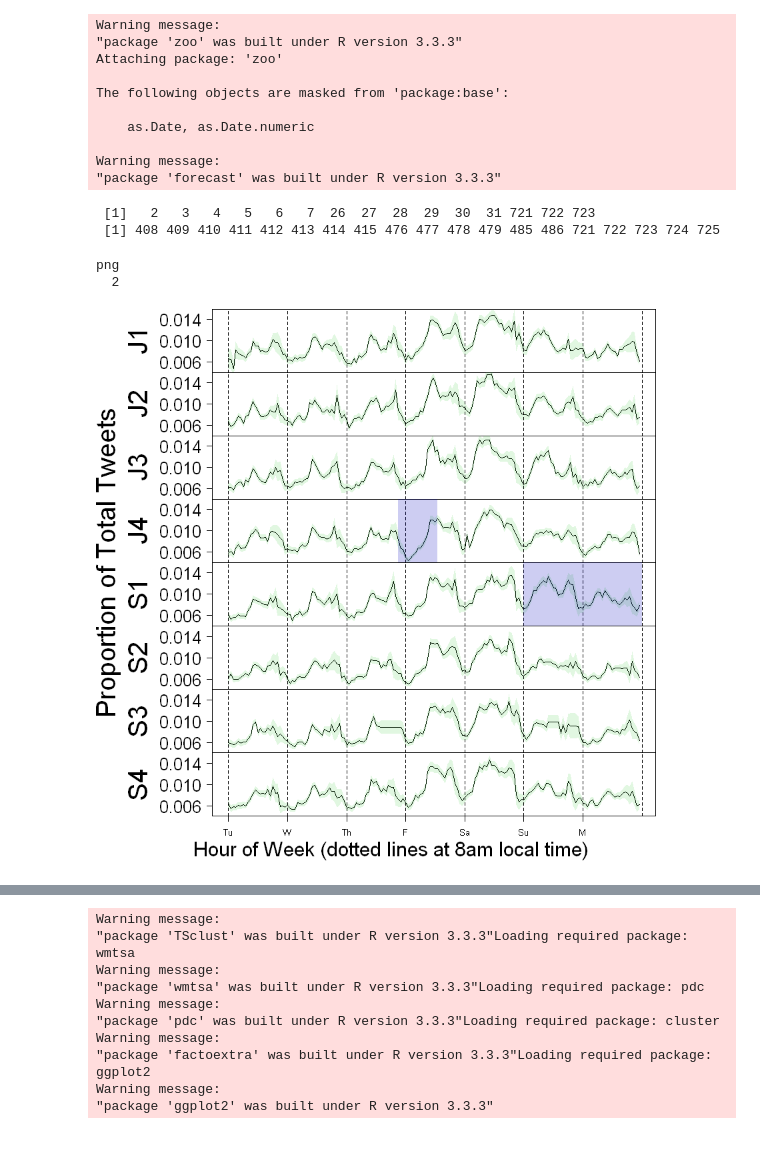
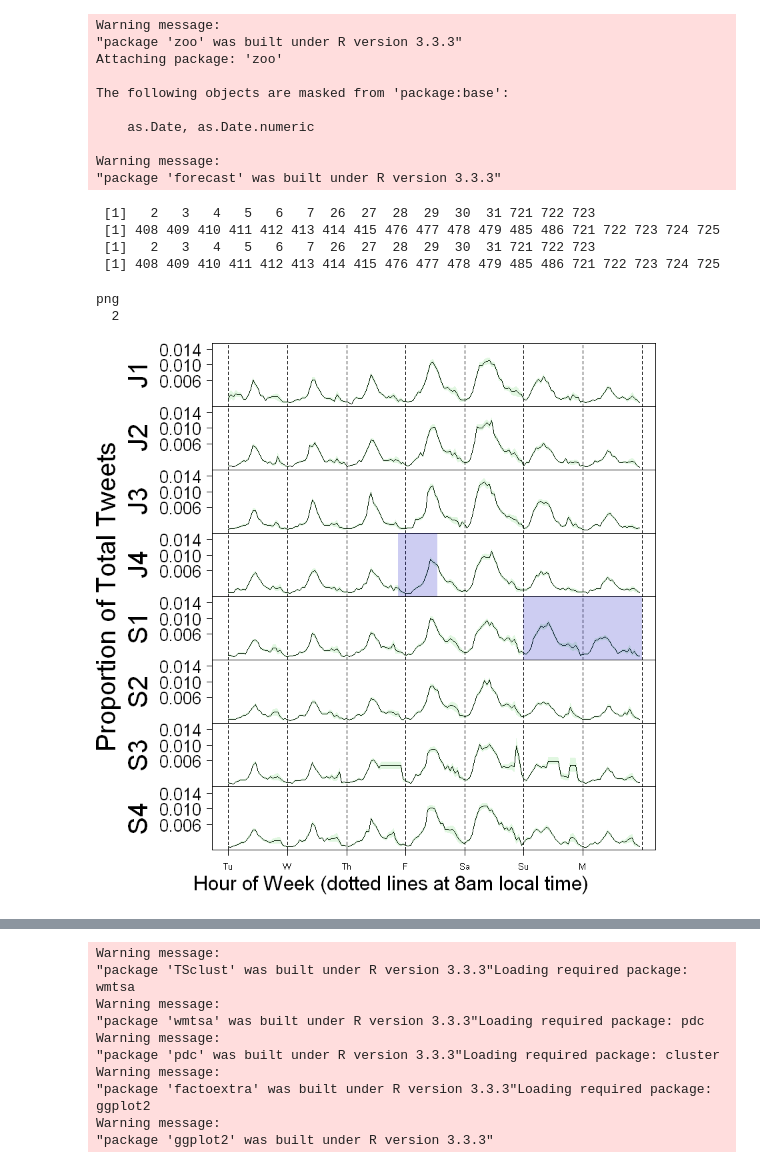
Before and after one commit to tj2huang/nyu-research, a Jupyter notebook: notebooks/r/final-plots.ipynb, the cells around one changed output, grey strips where cells are left out. Saved outputs shown, nothing was run; the diff lists cells and outputs as text; code cells hidden in the pictures.

```diff
--- a/notebooks/r/final-plots.ipynb
+++ b/notebooks/r/final-plots.ipynb
@@ -63,15 +63,25 @@ series.std <- function(count, tot){
         return (sqrt(var)/sqrt(tot))
 }
 # %%
-june = preprocessing(paste(data_dir,'/june/june_casual.csv', sep=''), paste(data_dir,'/june/june_total.csv', sep=''))
+june = preprocessing(paste(data_dir,'/june-key/casual-adj.csv', sep=''), paste(data_dir,'/june/june_total.csv', sep=''))
 june_cas = ts(june$series[33:(672+32)], frequency=24)
 june_tot = ts(june$total[33:(672+32)], frequency=24)
 june_perc <- june_cas/june_tot
 
-sept = preprocessing(paste(data_dir,'/sept/sept_casual.csv', sep=''), paste(data_dir,'/sept/sept_total.csv', sep=''))
+sept = preprocessing(paste(data_dir,'/sept-key/casual-adj.csv', sep=''), paste(data_dir,'/sept/sept_total.csv', sep=''))
 sept_cas = ts(sept$series[9:(672+8)], frequency=24)
 sept_tot = ts(sept$total[9:(672+8)], frequency=24)
 sept_perc <- sept_cas/sept_tot
+
+fj_key = read.csv(paste(data_dir,'/june-key/casual-adj.csv', sep=''))[, c(1,2,4)]
+fj_tot = read.csv(paste(data_dir,'/june/june_total.csv', sep=''))
+jkey = preprocessing_df(fj_key, fj_tot)
+june_key = ts(jkey$series[9:(672+8)], frequency=24)
+
+fsept_key = read.csv(paste(data_dir,'/sept-key/casual-adj.csv', sep=''))[, c(1,2,4)]
+fsept_tot = read.csv(paste(data_dir,'/sept/sept_total.csv', sep=''))
+septkey = preprocessing_df(fsept_key, fsept_tot)
+sept_key = ts(septkey$series[9:(672+8)], frequency=24)
 
 sept.1 = as.numeric(window(sept_perc, start=c(1, 1), end= c(7, 24)))
 sept.2 = as.numeric(window(sept_perc, start=c(8, 1), end= c(14, 24)))
@@ -93,6 +103,16 @@ june.t3 = as.numeric(window(june_tot, start=c(15, 1), end= c(21, 24)))
 june.t4 = as.numeric(window(june_tot, start=c(22, 1), end= c(28, 24)))
 weeks.tot = data.frame(june.t1, june.t2, june.t3, june.t4, sept.t1, sept.t2, sept.t3, sept.t4)
 
+sept.k1 = as.numeric(window(sept_key, start=c(1, 1), end= c(7, 24)))
+sept.k2 = as.numeric(window(sept_key, start=c(8, 1), end= c(14, 24)))
+sept.k3 = as.numeric(window(sept_key, start=c(15, 1), end= c(21, 24)))
+sept.k4 = as.numeric(window(sept_key, start=c(22, 1), end= c(28, 24)))
+june.k1 = as.numeric(window(june_key, start=c(1, 1), end= c(7, 24)))
+june.k2 = as.numeric(window(june_key, start=c(8, 1), end= c(14, 24)))
+june.k3 = as.numeric(window(june_key, start=c(15, 1), end= c(21, 24)))
+june.k4 = as.numeric(window(june_key, start=c(22, 1), end= c(28, 24)))
+
+weeks.key = data.frame(june.k1, june.k2, june.k3, june.k4, sept.k1, sept.k2, sept.k3, sept.k4)
 
 plot_weeks <- function(perc.df, tot.df){
 
@@ -108,38 +128,41 @@ plot_weeks <- function(perc.df, tot.df){
     for (col in 1:8){
         # remove space for x-axis
         par(mar = c(0, 8, 0, 0))
-        yrange = c(0.0045, 0.0155)
+#         yrange = c(0.0045, 0.0155)
+        yrange = c(0, 0.015)
         week.std = 1.96*series.std(perc.df[,col]*tot.df[,col], tot.df[,col])
         plot(perc.df[, col], type='l', xaxt='n', ylim=yrange, yaxt='n', ylab='')
         above = perc.df[, col] + week.std
         below = perc.df[, col] - week.std
         polygon(c(1:168, rev(1:168)), c(above, rev(below)), col = std_color, border = NA)
         title(cex.lab =3, ylab=week_names[col], line=6)
         axis(2, labels = c('0.006', '0.010', '0.014'), at=c(0.006, 0.01, 0.014), las = 1, cex.axis=2)
         abline(v=seq(1, (168+24), by=24), lty=2)
         if (col==4){
             rect(xleft=70, xright=86, ybottom=(yrange[1]-0.005), ytop=(yrange[2]+0.005),col=shade_color, border=NA)
             }
         if (col==5){
             rect(xleft=(24*5+1), xright=(24*7+1), ybottom=(yrange[1]-0.005), ytop=(yrange[2]+0.005),col=shade_color, border=NA)
             }
 
     }
 
     mtext('Proportion of Total Tweets', cex=2, side = 2, outer = TRUE, line = 1)
     mtext('Hour of Week (dotted lines at 8am local time)', cex=1.5, side = 1, outer = TRUE, line = 3)
     axis(1, labels = c('Tu', 'W', 'Th', 'F', 'Sa', 'Su', 'M'), at=seq(1, 168, by=24), outer=TRUE)
 
 
 }
 
 plot_weeks(weeks.perc, weeks.tot)
-pdf('c:/users/tom/documents/research/alc-plots/alc-series.pdf',width=6,height=12,paper='special')
+pdf('c:/users/tom/documents/research/alc-plots/alc-series-adj.pdf',width=6,height=12,paper='special')
 plot_weeks(weeks.perc, weeks.tot)
 dev.off()
 # %% [output]
  [1]   2   3   4   5   6   7  26  27  28  29  30  31 721 722 723
  [1] 408 409 410 411 412 413 414 415 476 477 478 479 485 486 721 722 723 724 725
+ [1]   2   3   4   5   6   7  26  27  28  29  30  31 721 722 723
+ [1] 408 409 410 411 412 413 414 415 476 477 478 479 485 486 721 722 723 724 725
 png
   2
-[figure, old version]
+[figure, new version]
```
Also changed, not shown: parts of 15 cells of this notebook, 9 other files.
